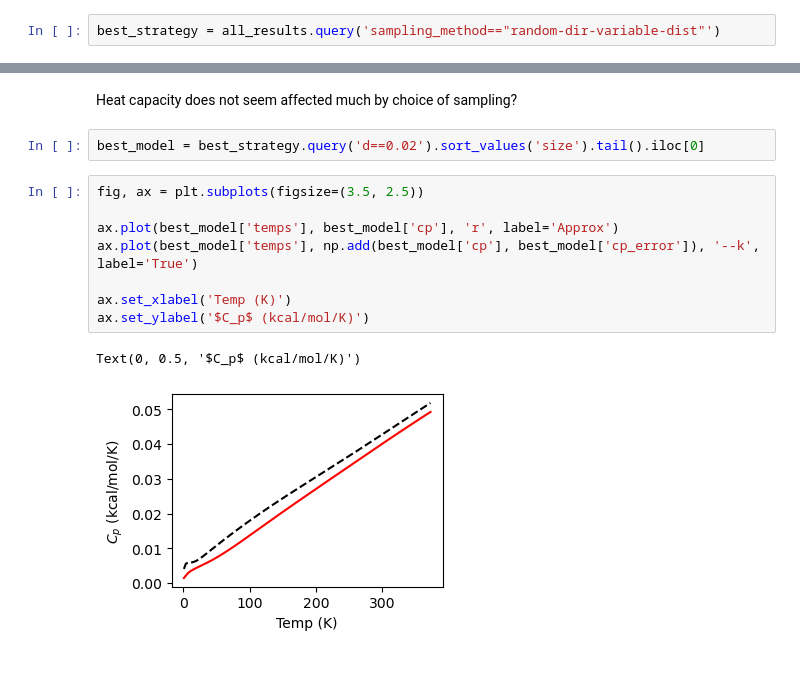
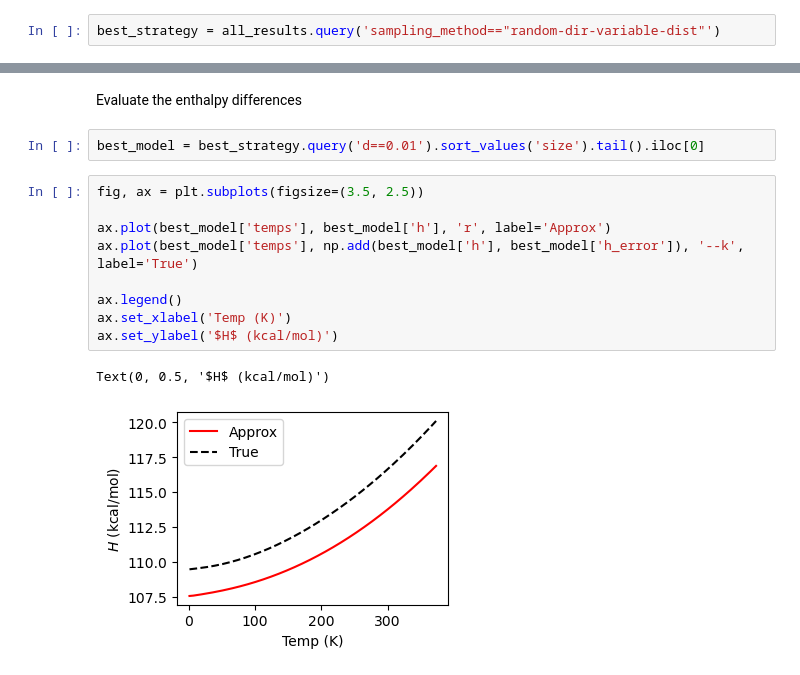
Before and after one commit to globus-labs/faster-molecular-hessians, a Jupyter notebook: notebooks/3_consolidate-results/0_compare-sampling-strategies-with-mbtr.ipynb, the cells around one changed output, grey strips where cells are left out. Saved outputs shown, nothing was run; the diff lists cells and outputs as text.

Commit message:
Add enthalpy to the comaprison

```diff
--- a/notebooks/3_consolidate-results/0_compare-sampling-strategies-with-mbtr.ipynb
+++ b/notebooks/3_consolidate-results/0_compare-sampling-strategies-with-mbtr.ipynb
@@ -157,15 +168,16 @@ fig.tight_layout()
 # %% [markdown]
-Heat capacity does not seem affected much by choice of sampling?
+Evaluate the enthalpy differences
 # %%
-best_model = best_strategy.query('d==0.02').sort_values('size').tail().iloc[0]
+best_model = best_strategy.query('d==0.01').sort_values('size').tail().iloc[0]
 # %%
 fig, ax = plt.subplots(figsize=(3.5, 2.5))
 
-ax.plot(best_model['temps'], best_model['cp'], 'r', label='Approx')
-ax.plot(best_model['temps'], np.add(best_model['cp'], best_model['cp_error']), '--k', label='True')
+ax.plot(best_model['temps'], best_model['h'], 'r', label='Approx')
+ax.plot(best_model['temps'], np.add(best_model['h'], best_model['h_error']), '--k', label='True')
 
+ax.legend()
 ax.set_xlabel('Temp (K)')
-ax.set_ylabel('$C_p$ (kcal/mol/K)')
+ax.set_ylabel('$H$ (kcal/mol)')
 # %% [output]
-Text(0, 0.5, '$C_p$ (kcal/mol/K)')
+Text(0, 0.5, '$H$ (kcal/mol)')
-[figure, old version]
+[figure, new version]
```
Also changed, not shown: parts of 8 cells of this notebook, 1 other file.
